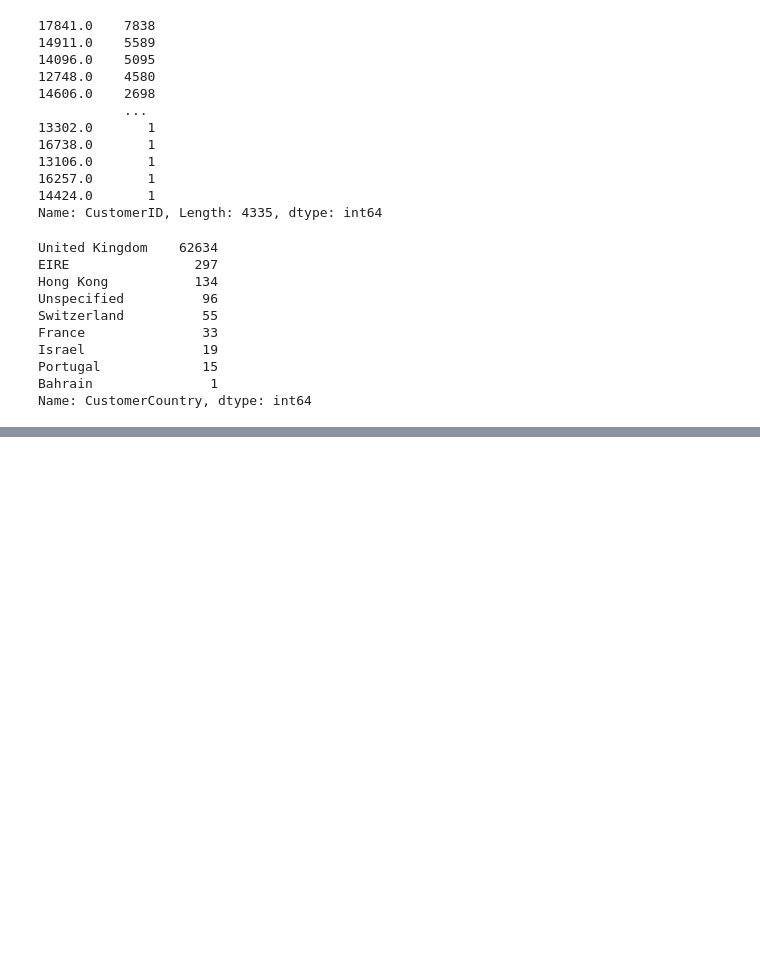
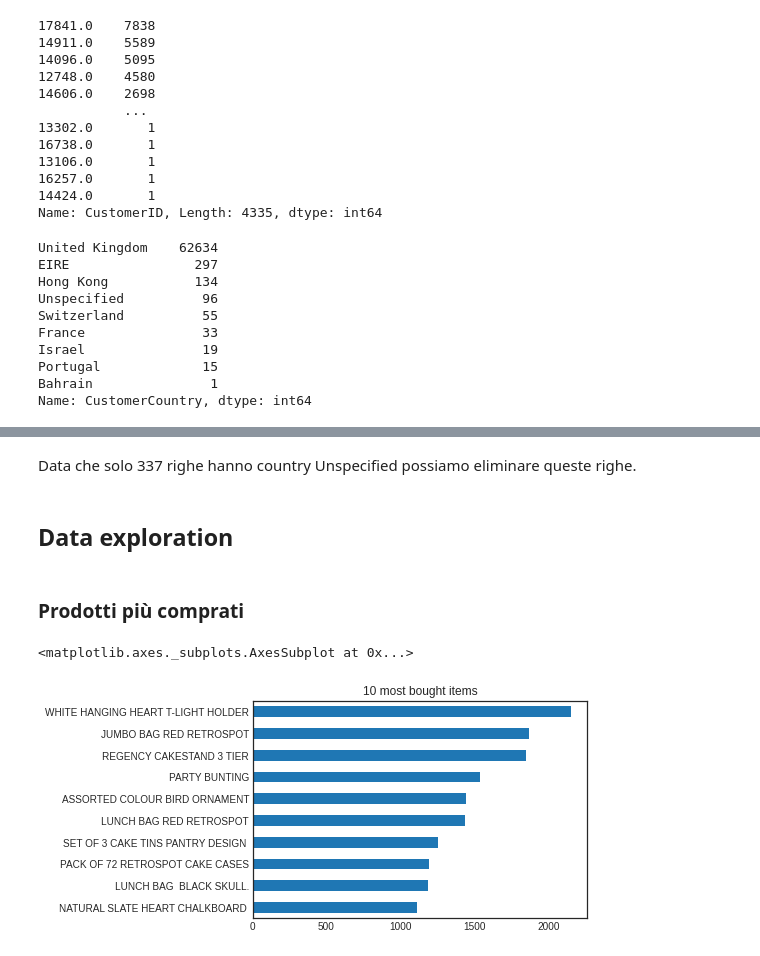
Before and after one commit to saramont/customer_supermarket_analysis, a Jupyter notebook: data_preparation_exploration.ipynb, the cells around one changed output, grey strips where cells are left out. Drawn from its saved outputs; the diff is of its cells as text; code cells hidden in the pictures; blank space fills up the shorter version.

```diff
--- a/data_preparation_exploration.ipynb
+++ b/data_preparation_exploration.ipynb
@@ -506,0 +517,2 @@ Name: CustomerCountry, dtype: int64
+# %%
+df.drop_duplicates(inplace=True)
@@ -506,0 +540,2 @@ Name: CustomerCountry, dtype: int64
+# %%
+df.loc[df['CustomerCountry'] == 'Unspecified','CustomerCountry'] = np.nan
@@ -506,0 +556,2 @@ Name: CustomerCountry, dtype: int64
+# %%
+df.dropna(inplace=True, subset=['CustomerCountry'])
@@ -506,0 +576,11 @@ Name: CustomerCountry, dtype: int64
+# %% [markdown]
+Data che solo 337 righe hanno country Unspecified possiamo eliminare queste righe.
+# %% [markdown]
+## Data exploration
+# %% [markdown]
+### Prodotti più comprati
+# %%
+df['ProdDescr'].value_counts(ascending=True).tail(10).plot(kind='barh', title='10 most bought items')
+# %% [output]
+<matplotlib.axes._subplots.AxesSubplot at 0x...>
+[figure, added]
```
Also changed, not shown: parts of 21 cells of this notebook.
